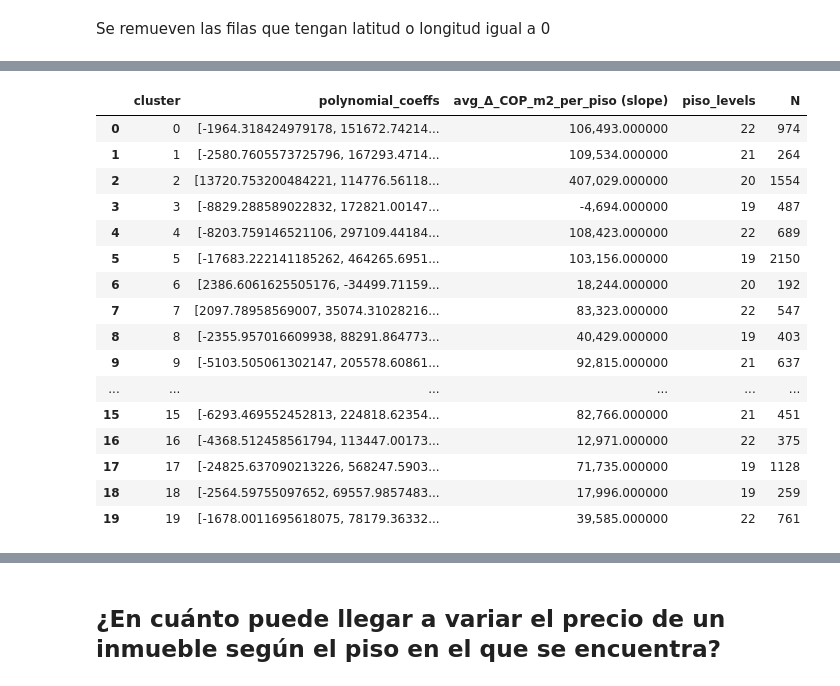
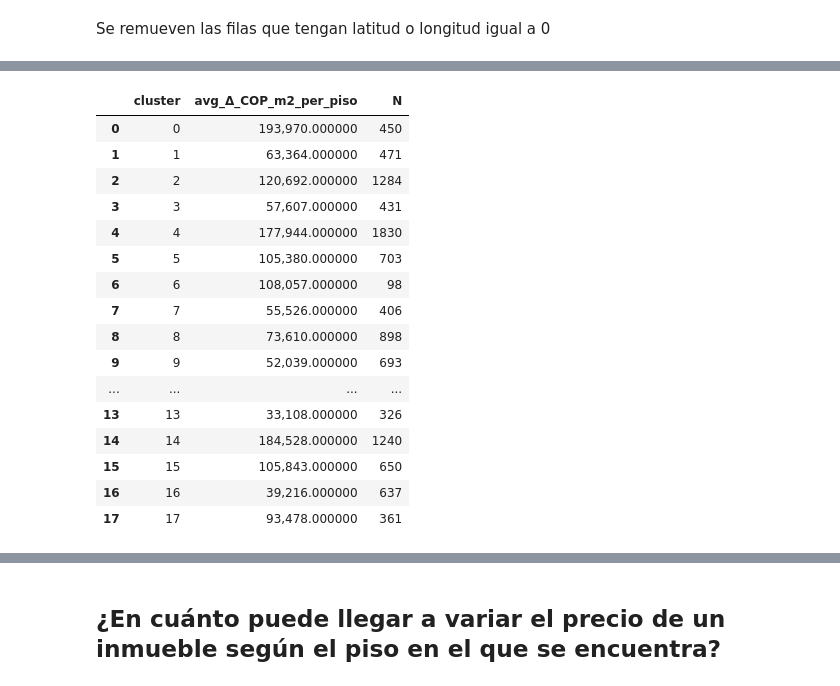
Before and after one commit to santiagogr10/Duppla, a Jupyter notebook: Notebooks/analysis.ipynb, the cells around one changed output, grey strips where cells are left out. Saved outputs shown, nothing was run; the diff lists cells and outputs as text; code cells hidden in the pictures.

```diff
--- a/Notebooks/analysis.ipynb
+++ b/Notebooks/analysis.ipynb
@@ -1167,0 +1208,9 @@ numeric_summary
+# %%
+# Eliminar outliers de 'precio_venta' basados en IQR
+df_piso = df_piso[
+    (df_piso['precio_venta'] >= lower_bound) &
+    (df_piso['precio_venta'] <= upper_bound)
+].copy()
+
+# Confirmar cuántos registros quedan
+print(f"Número de registros después de eliminar outliers en 'precio_venta': {df_piso.shape[0]}")
@@ -1274,7 +1325,7 @@ X_weighted = X * weights                # broadcast weights
 # ---------------------------------------------------------------
 # 4) Run MiniBatchKMeans with your chosen K
 # ---------------------------------------------------------------
-k = 20                    # set desired number of clusters
+k = 18                    # set desired number of clusters
 kmeans = MiniBatchKMeans(
     n_clusters=k,
     batch_size= 1400,
@@ -1309,67 +1363,71 @@ Name: count, dtype: int64
 import numpy as np
 import pandas as pd
 
 # ---------------------------------------------------------------
 # Polynomial regression (degree 2) of precio_m2 ~ piso per cluster
 # Exclude clusters with fewer than 10 elements
+# Average slope over pisos 1–15 (predicted if missing)
 # ---------------------------------------------------------------
-degree = 2  # You can change to 3 for cubic
+degree = 3      # grado del polinomio
+target_piso = 12
 
 results = []
 
 for c, grp in df[['cluster', 'piso', 'precio_m2']].dropna().groupby('cluster'):
     # Total number of records in cluster
-    N_cluster = len(df[df['cluster'] == c])
+    N_cluster = len(grp)
     if N_cluster < 10:
-        continue  # skip clusters with fewer than 10 elements
+        continue                      # skip clusters with <10 registros
 
-    # Compute mean price_m2 by piso
+    # Promedio real de precio_m2 por piso observado
     mean_by_piso = grp.groupby('piso')['precio_m2'].mean().sort_index()
-    x = mean_by_piso.index.to_numpy()
-    y = mean_by_piso.values
+    x_obs = mean_by_piso.index.to_numpy()
+    y_obs = mean_by_piso.values
 
-    # Need at least degree+1 points
-    if len(x) < degree + 1:
+    # Need at least degree+1 points to fit a quadratic
+    if len(x_obs) < degree + 1:
         continue
 
-    # Fit polynomial of specified degree
-    coefs = np.polyfit(x, y, degree)
+    # Ajuste polinómico
+    coefs = np.polyfit(x_obs, y_obs, degree)
 
-    # Derivative coefficients for slope calculation
+    # Derivada del polinomio
     deriv_coefs = np.polyder(coefs)
 
-    # Evaluate slope at each observed piso and average
-    slopes = np.polyval(deriv_coefs, x)
-    avg_slope = np.mean(slopes)
+    # -------- NUEVO: evaluar la pendiente en todos los pisos 1–15 --------
+    full_range = np.arange(1, target_piso + 1)      # [1,2,...,15]
+    slopes = np.polyval(deriv_coefs, full_range)    # pendiente en cada piso
+    avg_slope = slopes.mean()                       # promedio de esas 15 pendientes
+
+    # Predicción del precio_m2 en el piso 15
+    pred_price_15 = np.polyval(coefs, target_piso)
 
     results.append({
         'cluster': c,
-        'polynomial_coeffs': coefs.tolist(),
-        'avg_Δ_COP_m2_per_piso (slope)': round(avg_slope, 0),
-        'piso_levels': len(x),
+        'avg_Δ_COP_m2_per_piso': round(avg_slope, 0),
         'N': N_cluster
     })
 
 poly_results = pd.DataFrame(results).sort_values('cluster')
 display(poly_results)
 # %% [output]
-|  | cluster | polynomial_coeffs | avg_Δ_COP_m2_per_piso (slope) | piso_levels | N |
-| 0 | 0 | [-1964.318424979178, 151672.74214... | 106,493.000000 | 22 | 974 |
-| 1 | 1 | [-2580.7605573725796, 167293.4714... | 109,534.000000 | 21 | 264 |
-| 2 | 2 | [13720.753200484221, 114776.56118... | 407,029.000000 | 20 | 1554 |
-| 3 | 3 | [-8829.288589022832, 172821.00147... | -4,694.000000 | 19 | 487 |
-| 4 | 4 | [-8203.759146521106, 297109.44184... | 108,423.000000 | 22 | 689 |
-| 5 | 5 | [-17683.222141185262, 464265.6951... | 103,156.000000 | 19 | 2150 |
-| 6 | 6 | [2386.6061625505176, -34499.71159... | 18,244.000000 | 20 | 192 |
-| 7 | 7 | [2097.78958569007, 35074.31028216... | 83,323.000000 | 22 | 547 |
-| 8 | 8 | [-2355.957016609938, 88291.864773... | 40,429.000000 | 19 | 403 |
-| 9 | 9 | [-5103.505061302147, 205578.60861... | 92,815.000000 | 21 | 637 |
-| ... | ... | ... | ... | ... | ... |
-| 15 | 15 | [-6293.469552452813, 224818.62354... | 82,766.000000 | 21 | 451 |
-| 16 | 16 | [-4368.512458561794, 113447.00173... | 12,971.000000 | 22 | 375 |
-| 17 | 17 | [-24825.637090213226, 568247.5903... | 71,735.000000 | 19 | 1128 |
-| 18 | 18 | [-2564.59755097652, 69557.9857483... | 17,996.000000 | 19 | 259 |
-| 19 | 19 | [-1678.0011695618075, 78179.36332... | 39,585.000000 | 22 | 761 |
+|  | cluster | avg_Δ_COP_m2_per_piso | N |
+| 0 | 0 | 193,970.000000 | 450 |
+| 1 | 1 | 63,364.000000 | 471 |
+| 2 | 2 | 120,692.000000 | 1284 |
+| 3 | 3 | 57,607.000000 | 431 |
+| 4 | 4 | 177,944.000000 | 1830 |
+| 5 | 5 | 105,380.000000 | 703 |
+| 6 | 6 | 108,057.000000 | 98 |
+| 7 | 7 | 55,526.000000 | 406 |
+| 8 | 8 | 73,610.000000 | 898 |
+| 9 | 9 | 52,039.000000 | 693 |
+| ... | ... | ... | ... |
+| 13 | 13 | 33,108.000000 | 326 |
+| 14 | 14 | 184,528.000000 | 1240 |
+| 15 | 15 | 105,843.000000 | 650 |
+| 16 | 16 | 39,216.000000 | 637 |
+| 17 | 17 | 93,478.000000 | 361 |
 # %%
 
 # 2) Promedio ponderado por tamaño de muestra 'N'
```
Also changed, not shown: parts of 18 cells of this notebook, 1 other file.
